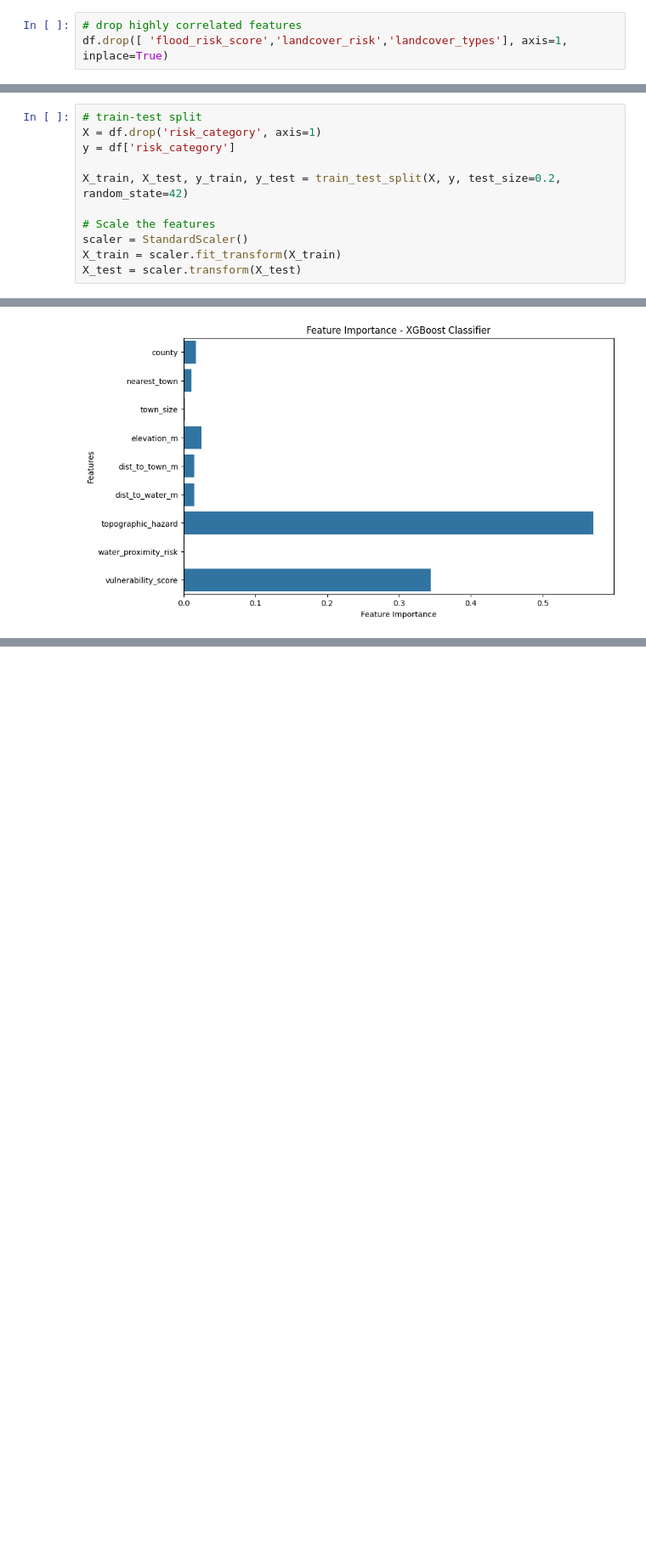
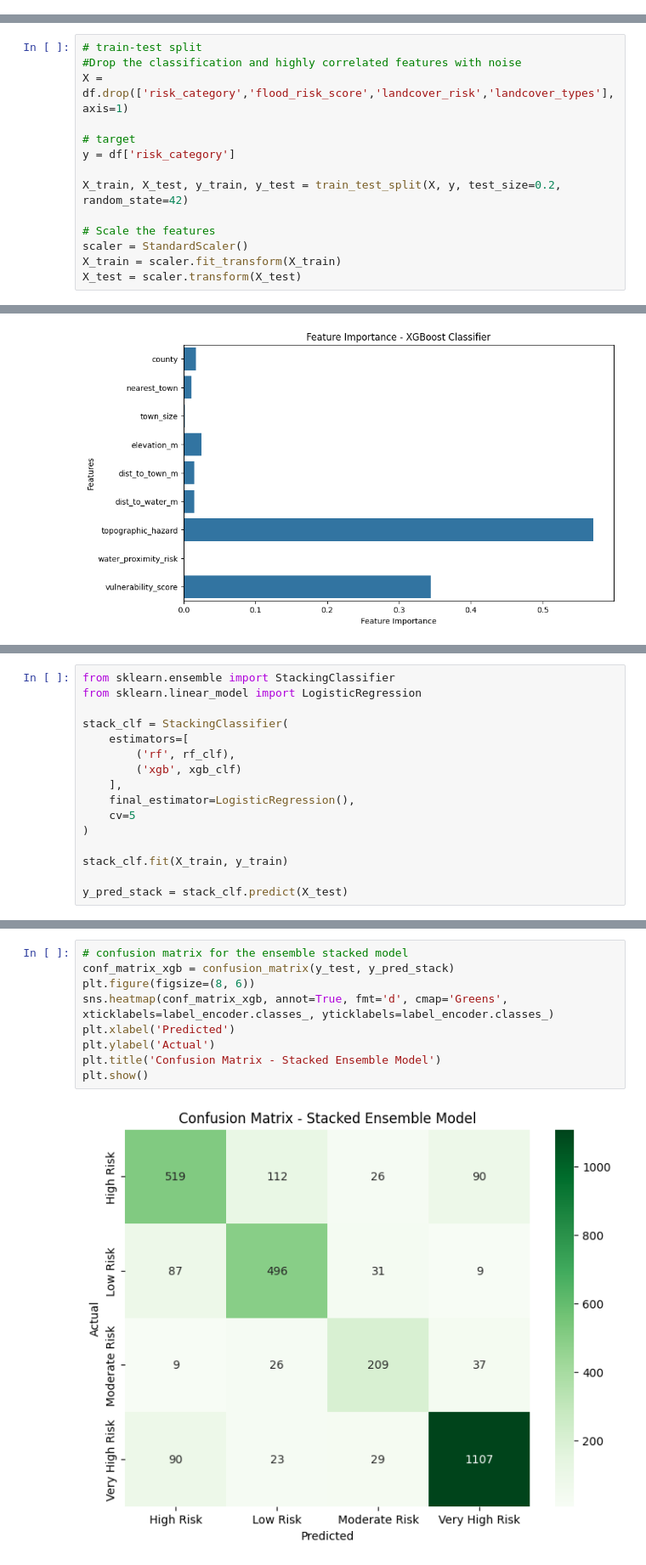
Before and after one commit to kennethnyangweso/Flood-Risk-Analysis-with-GIS, a Jupyter notebook: Modeling Notebook.ipynb, the cells around one changed output, grey strips where cells are left out. Shown at 85% size. Drawn from its saved outputs; the diff is of its cells as text; blank space fills up the shorter version.

```diff
--- a/Modeling Notebook.ipynb
+++ b/Modeling Notebook.ipynb
@@ -24,9 +26,6 @@ df.head()
 | 2 | Migori | Nyatembe | Town | waterbodies | 1134.0 | 18365.752928 | 9.904390e+06 | ... |
 | 3 | Migori | Nyandhiwa | Town | waterbodies | 1134.0 | 13839.292053 | 9.910718e+06 | ... |
 | 4 | Homa Bay | Nyandhiwa | Town | waterbodies | 1134.0 | 10562.446388 | 9.917045e+06 | ... |
-# %%
-# drop highly correlated features
-df.drop([ 'flood_risk_score','landcover_risk','landcover_types'], axis=1, inplace=True)
 # %%
 # preprocessing
 
@@ -39,7 +38,10 @@ df['town_size'] = label_encoder.fit_transform(df['town_size'])
 df['risk_category'] = label_encoder.fit_transform(df['risk_category'])
 # %%
 # train-test split
-X = df.drop('risk_category', axis=1)
+#Drop the classification and highly correlated features with noise
+X = df.drop(['risk_category','flood_risk_score','landcover_risk','landcover_types'], axis=1)
+
+# target
 y = df['risk_category']
 
 X_train, X_test, y_train, y_test = train_test_split(X, y, test_size=0.2, random_state=42)
@@ -167,0 +249,16 @@ plt.show()
+# %%
+from sklearn.ensemble import StackingClassifier
+from sklearn.linear_model import LogisticRegression
+
+stack_clf = StackingClassifier(
+    estimators=[
+        ('rf', rf_clf),
+        ('xgb', xgb_clf)
+    ],
+    final_estimator=LogisticRegression(),
+    cv=5
+)
+
+stack_clf.fit(X_train, y_train)
+
+y_pred_stack = stack_clf.predict(X_test)
@@ -167,0 +309,11 @@ plt.show()
+# %%
+# confusion matrix for the ensemble stacked model
+conf_matrix_xgb = confusion_matrix(y_test, y_pred_stack)
+plt.figure(figsize=(8, 6))
+sns.heatmap(conf_matrix_xgb, annot=True, fmt='d', cmap='Greens', xticklabels=label_encoder.classes_, yticklabels=label_encoder.classes_)
+plt.xlabel('Predicted')
+plt.ylabel('Actual')
+plt.title('Confusion Matrix - Stacked Ensemble Model')
+plt.show()
+# %% [output]
+[figure, added]
```
Also changed, not shown: parts of 45 cells of this notebook.
